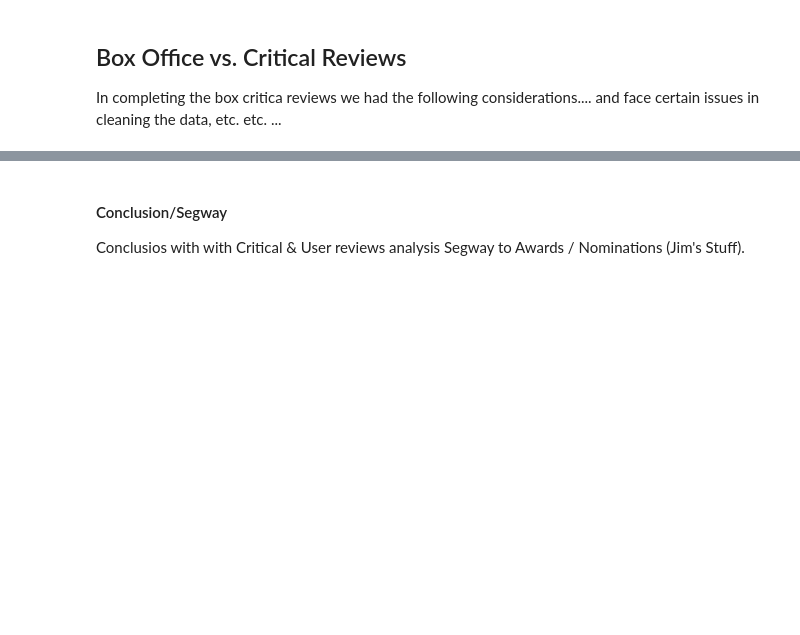
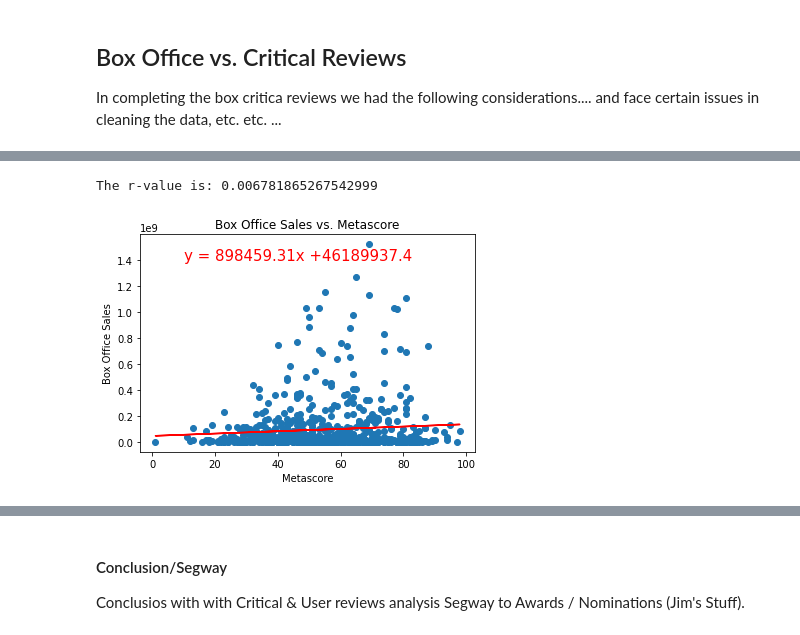
Before and after one commit to kellrow80/Project-1, a Jupyter notebook: Movie_DataQuest.ipynb, the cells around one changed output, grey strips where cells are left out. Drawn from its saved outputs; the diff is of its cells as text; code cells hidden in the pictures; blank space fills up the shorter version.

```diff
--- a/Movie_DataQuest.ipynb
+++ b/Movie_DataQuest.ipynb
@@ -398,21 +551,24 @@ plt.show()
 # %%
 #Add the linear regression equation and line to plot
-x_values = movie_sample["Metascore"]
-y_values = movie_sammple["Box Office"]
+x_values = meta_sample["Metascore"]
+y_values = meta_sample["Box Office"]
 
 (slope, intercept, rvalue, pvalue, stderr) = linregress(x_values, y_values)
 regress_values = x_values * slope + intercept
 
 line_eq = "y = " + str(round(slope,2)) + "x +" + str(round(intercept,2))
 
 plt.scatter(x_values, y_values)
 plt.plot(x_values,regress_values,"r-")
 
 plt.xlabel("Metascore")
 plt.ylabel("Box Office Sales")
 plt.title("Box Office Sales vs. Metascore")
-plt.annotate(line_eq,(10,15),fontsize=15,color="red")
+plt.annotate(line_eq,(10,14e8),fontsize=15,color="red")
 
 print(f"The r-value is: {rvalue**2}")
 
 plt.show()
+# %% [output]
+The r-value is: 0.006781865267542999
+[figure, added]
```
Also changed, not shown: parts of 32 cells of this notebook.
